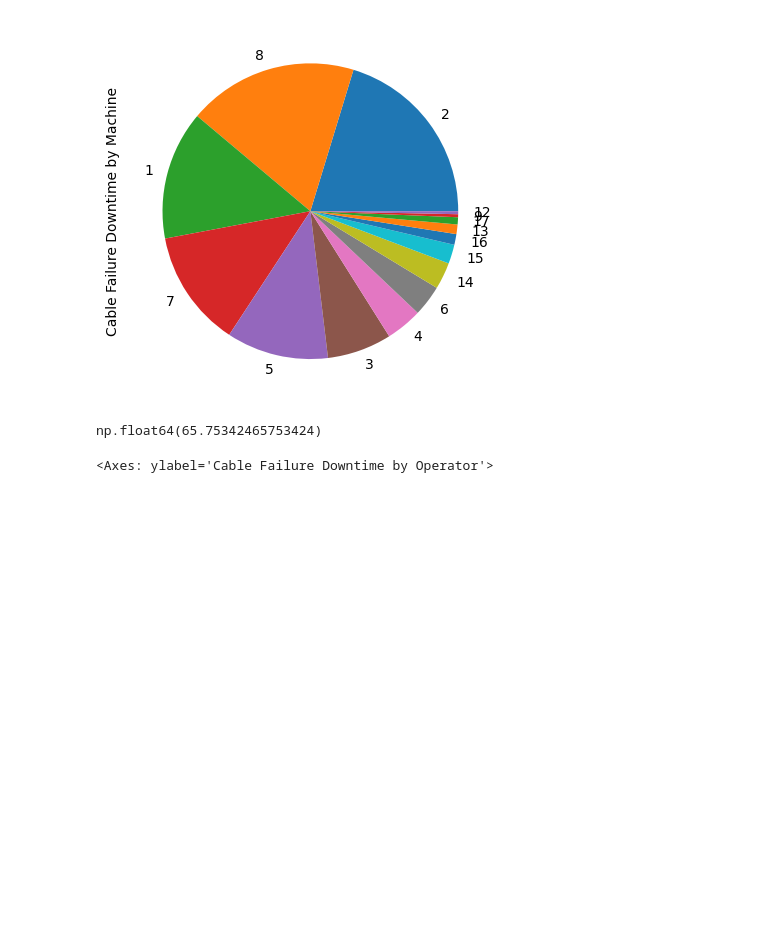
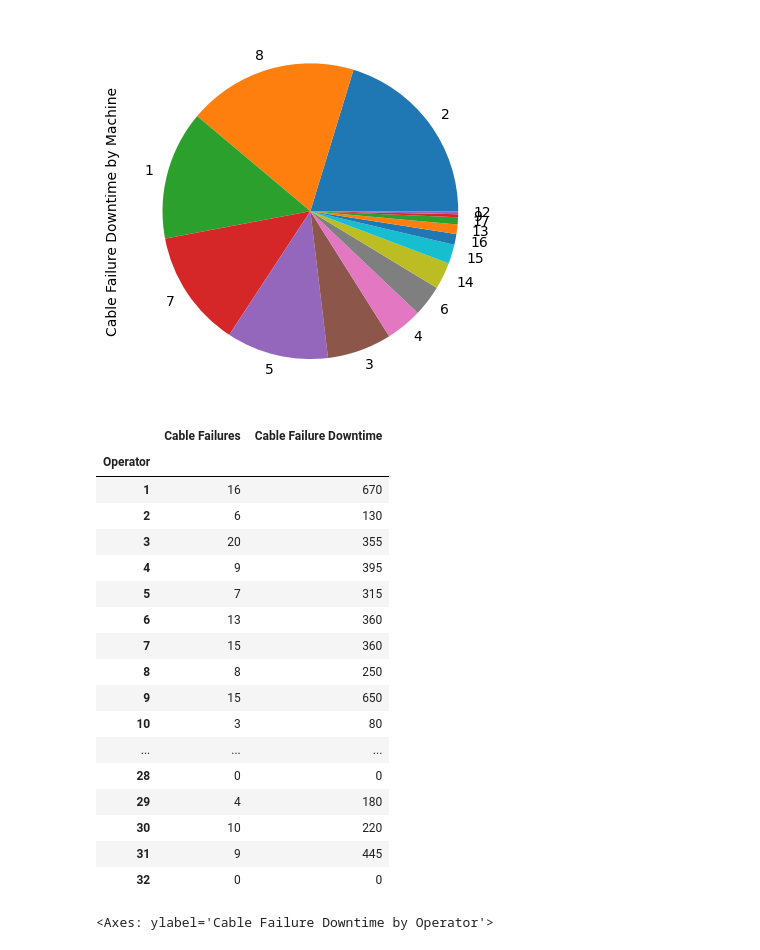
Before and after one commit to nekitnavr/DAproject, a Jupyter notebook: Copper_wire.ipynb, the cells around one changed output. Drawn from its saved outputs; the diff is of its cells as text; code cells hidden in the pictures; blank space fills up the shorter version.

```diff
--- a/Copper_wire.ipynb
+++ b/Copper_wire.ipynb
@@ -158,8 +157,26 @@ grouped.sort_values(by='Cable Failure Downtime', ascending=False).plot.pie(y='Ca
 <Axes: ylabel='Cable Failure Downtime by Machine'>
 [figure]
 [figure]
-# %%
-grouped.sort_values(by='Cable Failure Downtime', ascending=False)['Cable Failure Downtime'][0:4].sum()/data['Cable Failure Downtime'].sum()*100
-# %% [output]
-np.float64(65.75342465753424)
+# %%
+grouped = data.groupby(by='Operator')[['Cable Failures', 'Cable Failure Downtime']].sum()
+grouped
+# %% [output]
+|  | Cable Failures | Cable Failure Downtime |
+| Operator |  |  |
+| 1 | 16 | 670 |
+| 2 | 6 | 130 |
+| 3 | 20 | 355 |
+| 4 | 9 | 395 |
+| 5 | 7 | 315 |
+| 6 | 13 | 360 |
+| 7 | 15 | 360 |
+| 8 | 8 | 250 |
+| 9 | 15 | 650 |
+| 10 | 3 | 80 |
+| ... | ... | ... |
+| 28 | 0 | 0 |
+| 29 | 4 | 180 |
+| 30 | 10 | 220 |
+| 31 | 9 | 445 |
+| 32 | 0 | 0 |
 # %%
```
Also changed, not shown: parts of 15 cells of this notebook, 1 other file.
